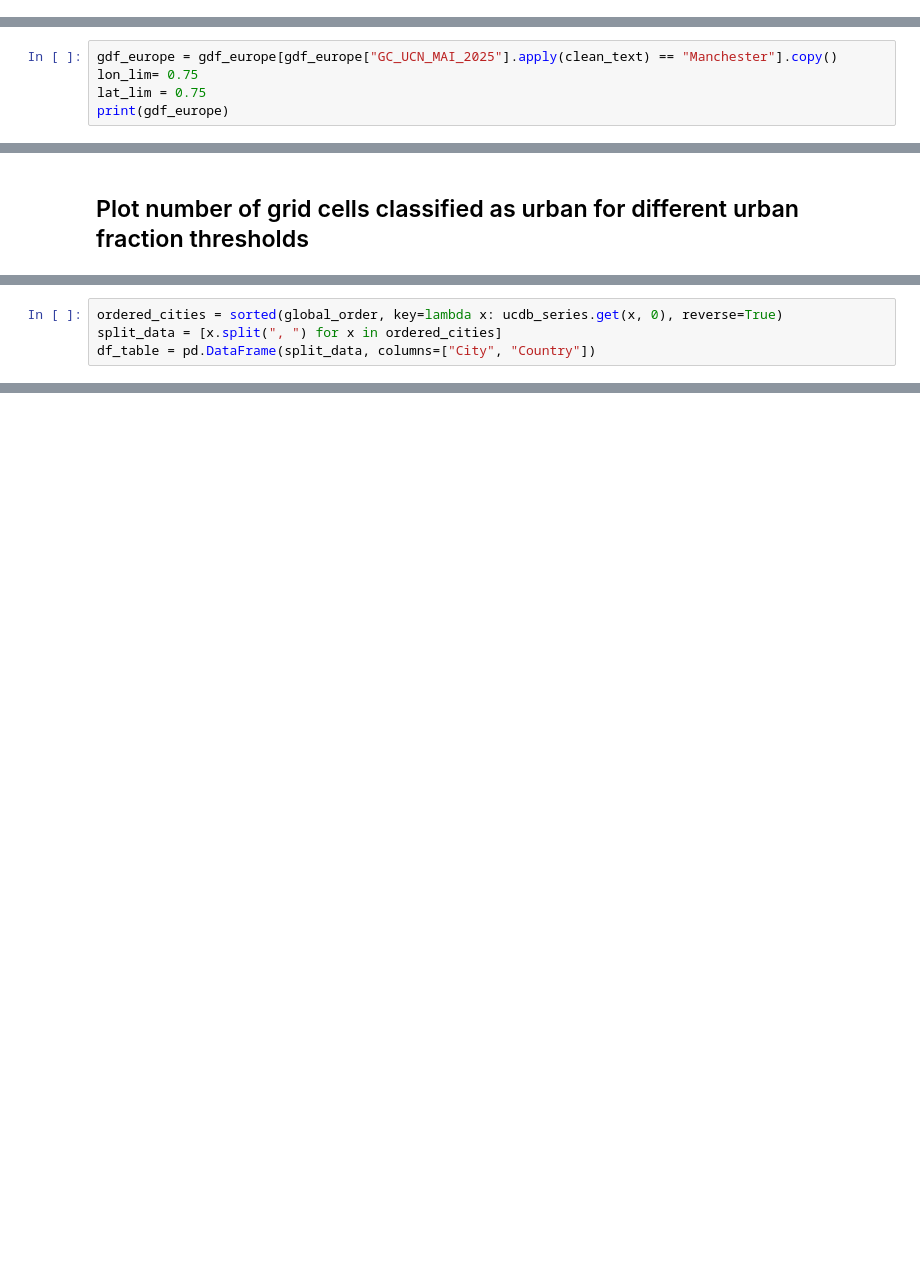
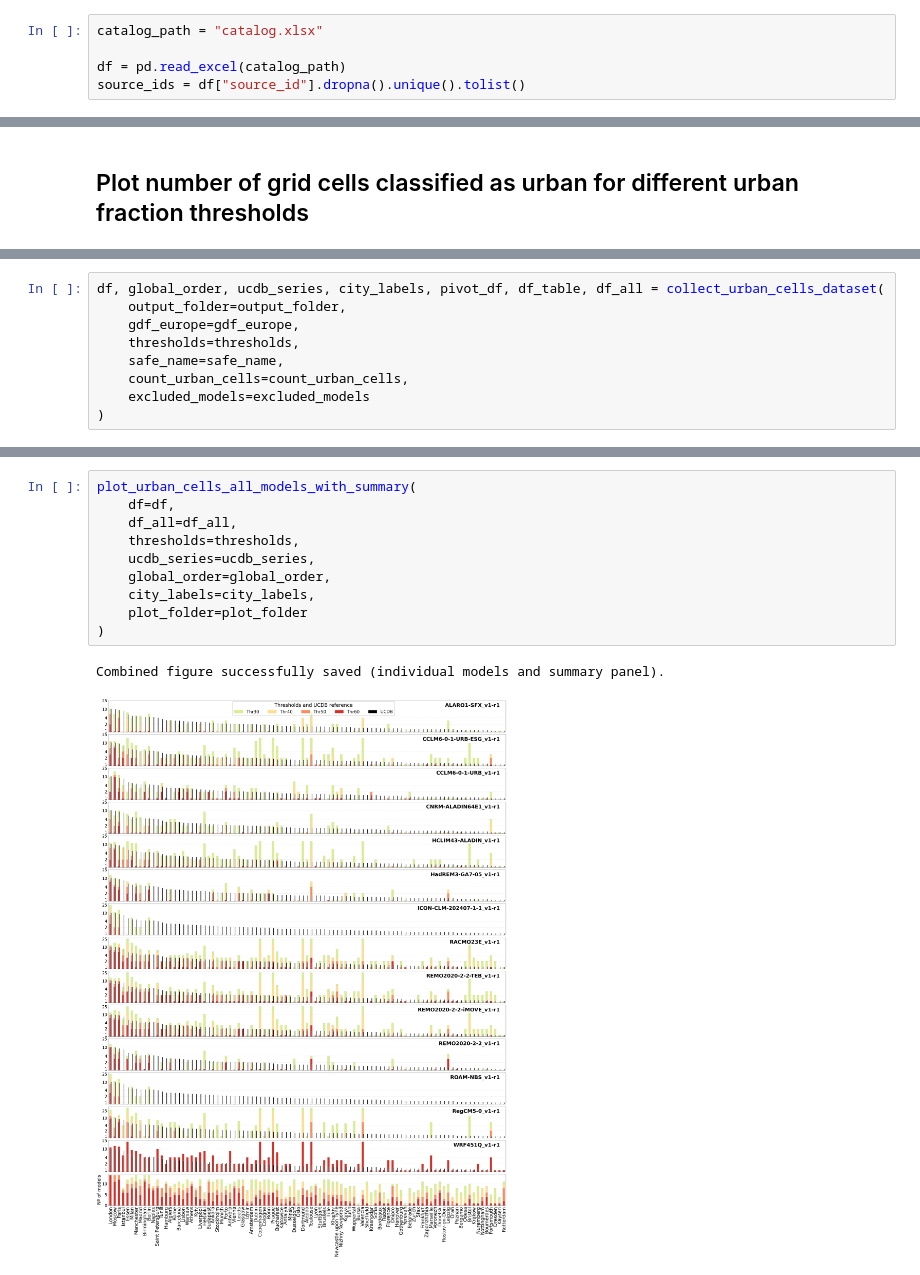
Before and after one commit to euro-cordex/urban-evaluation, a Jupyter notebook: notebooks/Urban_Area.ipynb, the cells around one changed output, grey strips where cells are left out. Drawn from its saved outputs; the diff is of its cells as text; blank space fills up the shorter version.

```diff
--- a/notebooks/Urban_Area.ipynb
+++ b/notebooks/Urban_Area.ipynb
@@ -250,0 +445,5 @@ dsets = open_datasets(
+# %%
+catalog_path = "catalog.xlsx"
+
+df = pd.read_excel(catalog_path)
+source_ids = df["source_id"].dropna().unique().tolist()
@@ -316,7 +612,2 @@ thresholds = [30, 40, 50, 60]
-# %%
-gdf_europe = gdf_europe[gdf_europe["GC_UCN_MAI_2025"].apply(clean_text) == "Manchester"].copy()
-lon_lim= 0.75
-lat_lim = 0.75
-print(gdf_europe)
 # %% [markdown]
 ## Create the urmask for each city and threshold
@@ -1179,4 +944,0 @@ bar_width_thr = 0.5
-# %%
-ordered_cities = sorted(global_order, key=lambda x: ucdb_series.get(x, 0), reverse=True)
-split_data = [x.split(", ") for x in ordered_cities]
-df_table = pd.DataFrame(split_data, columns=["City", "Country"])
@@ -1346,0 +1338,9 @@ print("\nSaved combined figure (models + summary).")
+# %%
+df, global_order, ucdb_series, city_labels, pivot_df, df_table, df_all = collect_urban_cells_dataset(
+    output_folder=output_folder,
+    gdf_europe=gdf_europe,
+    thresholds=thresholds,
+    safe_name=safe_name,
+    count_urban_cells=count_urban_cells,
+    excluded_models=excluded_models
+)
@@ -1346,0 +1621,13 @@ print("\nSaved combined figure (models + summary).")
+# %%
+plot_urban_cells_all_models_with_summary(
+    df=df,
+    df_all=df_all,
+    thresholds=thresholds,
+    ucdb_series=ucdb_series,
+    global_order=global_order,
+    city_labels=city_labels,
+    plot_folder=plot_folder
+)
+# %% [output]
+Combined figure successfully saved (individual models and summary panel).
+[figure, added]
```
Also changed, not shown: parts of 43 cells of this notebook, 4 other files.
